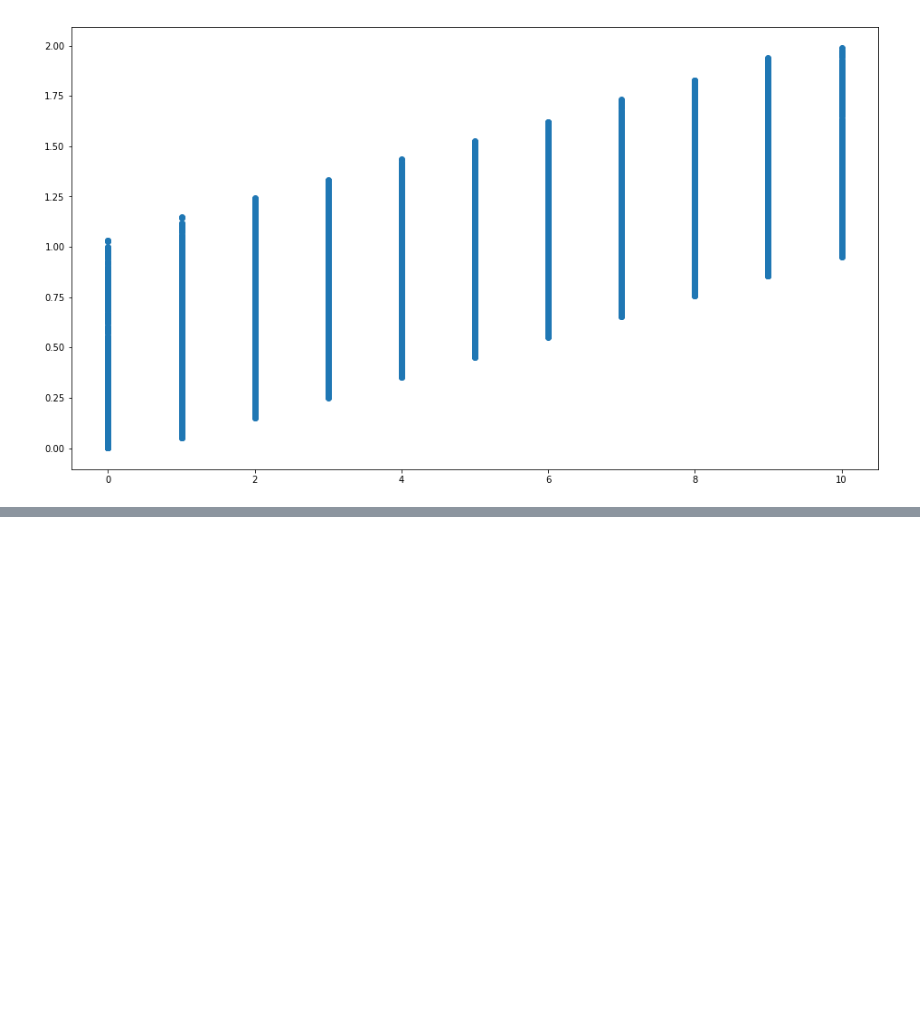
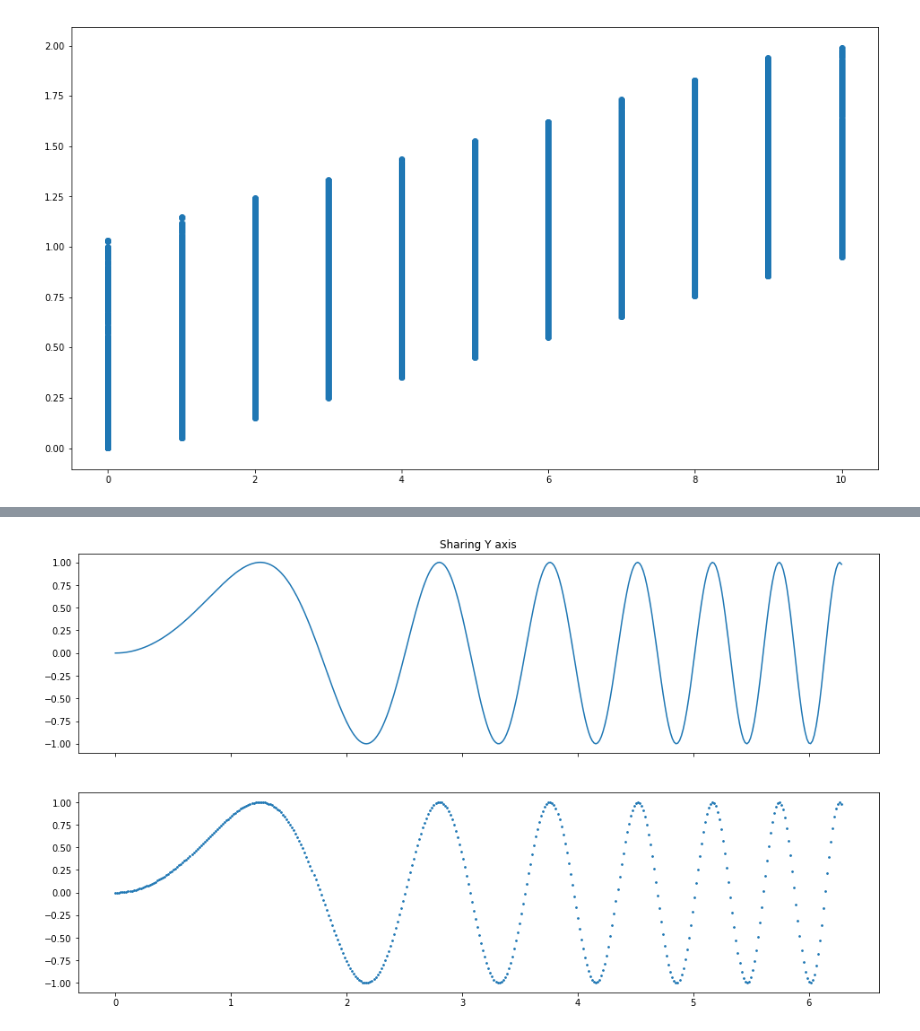
Before and after one commit to coreygirard/less, a Jupyter notebook: labs.ipynb, the cells around one changed output, grey strips where cells are left out. Saved outputs shown, nothing was run; the diff lists cells and outputs as text; code cells hidden in the pictures; blank space fills up the shorter version.

```diff
--- a/labs.ipynb
+++ b/labs.ipynb
@@ -369,0 +414,33 @@ plt.show()
+# %%
+import matplotlib.pyplot as plt
+
+plt.rcParams["figure.figsize"] = [16,9]
+
+x = np.linspace(0, 2*np.pi, 400)
+y = np.sin(x**2)
+
+#fig, ax = plt.subplots()
+#ax.plot(x, y)
+#ax.set_title('Simple plot')
+
+fig, (ax1, ax2) = plt.subplots(2, 1, sharex=True)
+ax1.plot(x, y)
+ax1.set_title('Sharing Y axis')
+ax2.scatter(x, y, s=3)
+plt.show()
+
+'''
+fig, axes = plt.subplots(2, 2, subplot_kw=dict(polar=True))
+axes[0, 0].plot(x, y)
+axes[1, 1].scatter(x, y)
+
+plt.subplots(2, 2, sharex='col')
+
+plt.subplots(2, 2, sharey='row')
+
+plt.subplots(2, 2, sharex='all', sharey='all')
+
+plt.subplots(2, 2, sharex=True, sharey=True)
+''';
+# %% [output]
+[figure, added]
```
Also changed, not shown: parts of 5 cells of this notebook, 5 other files.
